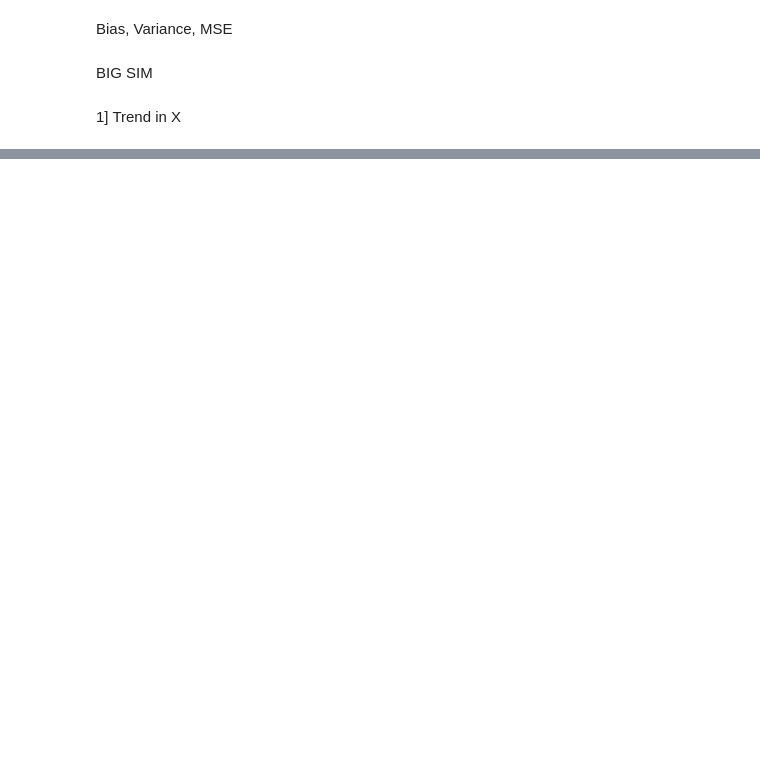
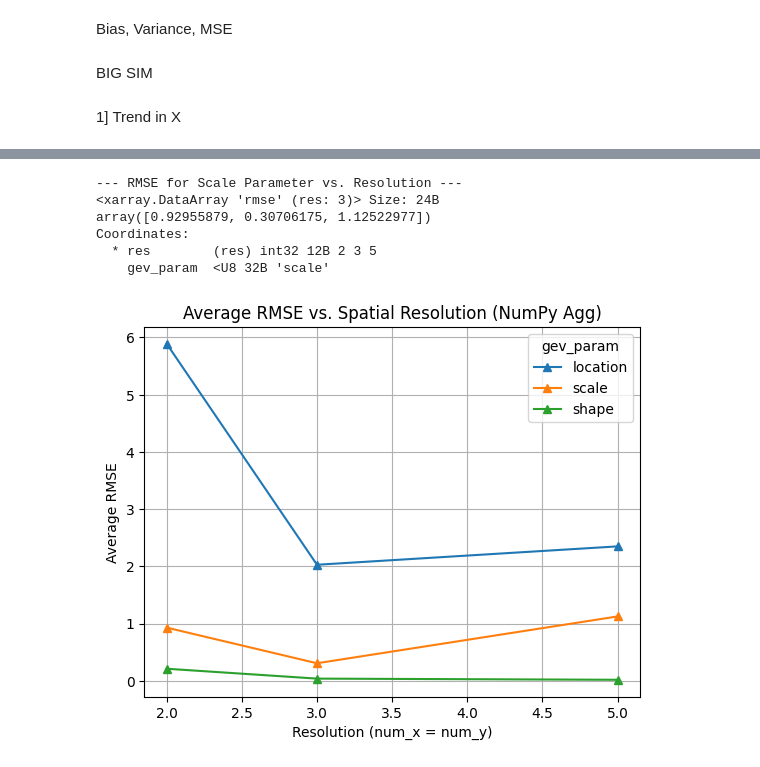
Before and after one commit to RPGSynth/EVT_Univariate, a Jupyter notebook: EVT_Classes/simulations.ipynb, the cells around one changed output, grey strips where cells are left out. Cells and saved outputs as stored; diff of their text form; code cells hidden in the pictures; blank space fills up the shorter version.

```diff
--- a/EVT_Classes/simulations.ipynb
+++ b/EVT_Classes/simulations.ipynb
@@ -857,7 +900,7 @@ Attributes:
 Fitting
 # %%
 #print(gev_dataset_dimless.attrs["trend_slope_b1"])
-endog, exog, mdt = xarray_to_endog_exog(ds = gev_dataset_dimless["extreme_value"].to_dataset(),endog_var="extreme_value",include_time_coords=True, include_space_coords=True)
+endog, exog, mdt = xarray_to_endog_exog(ds = ds_generated["extreme_value"].to_dataset(),endog_var="extreme_value",include_time_coords=True, include_space_coords=True)
 print(mdt)
 exog.shape
 # %% [output]
@@ -866,5 +909,5 @@ exog.shape
 # %%
 print(exog.shape)
-afit = GEVSample(endog=endog,exog={"location" : exog}).fit(fit_method='MLE')
+afit = GEVSample(endog=endog,exog={"location" : exog, "scale" : exog}).fit(fit_method='MLE')
 print(afit)
 # %% [output]
@@ -1129,17 +1219,3 @@ def calculate_parameter_metrics(
 BIG SIM
 # %% [markdown]
 1] Trend in X
-# %%
-real_func = generate_linear_simple_trend(seed=37)
-gev_ds = create_gev_nonstationary(
-    loc_trend_func=real_func + '-20 * t',
-    loc=location_param,
-    scale=scale_param,
-    shape=shape_param,
-    num_x=x_dim_size,
-    num_y=y_dim_size,
-    num_t=t_dim_size
-)
-afit = GEVSample(endog=endog,exog={"location" : exog}).fit(fit_method='MLE')
-pred_ds = reconstruct_xarray_from_flat(np.stack(afit.gev_params,axis=0),mdt,gev_dataset_dimless)
-parameter_metrics = calculate_parameter_metrics(pred_ds, gev_ds)
@@ -1315,0 +1594,31 @@ BIC: 136411.00
+# %%
+# --- Example: Accessing specific data ---
+if 'rmse' in sweep_results_ds_agg and 'res' in sweep_results_ds_agg.coords:
+    try:
+        print("\n--- RMSE for Scale Parameter vs. Resolution ---")
+        print(sweep_results_ds_agg['rmse'].sel(gev_param='scale'))
+
+        # --- Example: Plotting (requires matplotlib) ---
+        import matplotlib.pyplot as plt
+
+        # Plot nRMSE vs resolution for each GEV parameter
+        nrmse_data = sweep_results_ds_agg['rmse']
+        nrmse_data.plot.line(x='res', hue='gev_param', marker='^') # Use different marker
+        plt.title('Average RMSE vs. Spatial Resolution (NumPy Agg)')
+        plt.xlabel('Resolution (num_x = num_y)')
+        plt.ylabel('Average RMSE')
+        plt.grid(True)
+        plt.show()
+
+    except ImportError:
+        print("\nMatplotlib not installed. Skipping plot example.")
+    except Exception as plot_e:
+        print(f"\nError during plotting: {plot_e}")
+# %% [output]
+--- RMSE for Scale Parameter vs. Resolution ---
+<xarray.DataArray 'rmse' (res: 3)> Size: 24B
+array([0.92955879, 0.30706175, 1.12522977])
+Coordinates:
+  * res        (res) int32 12B 2 3 5
+    gev_param  <U8 32B 'scale'
+[figure, added]
```
Also changed, not shown: parts of 17 cells of this notebook, 1 other file.
